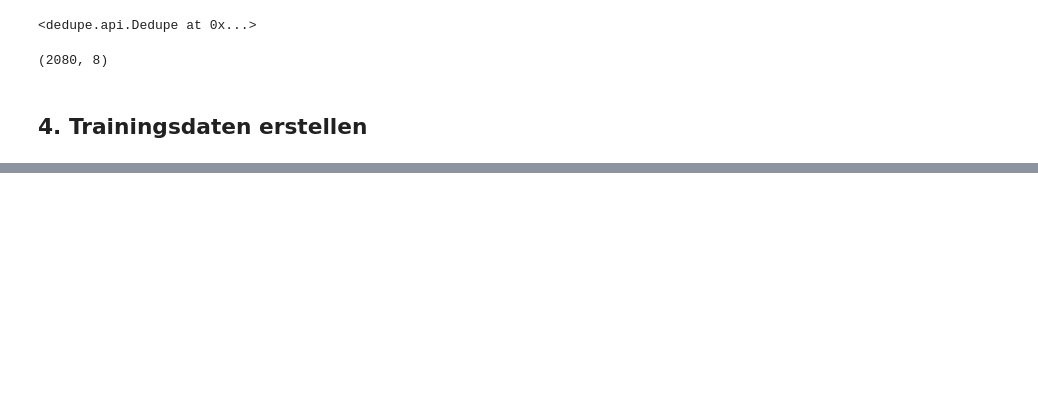
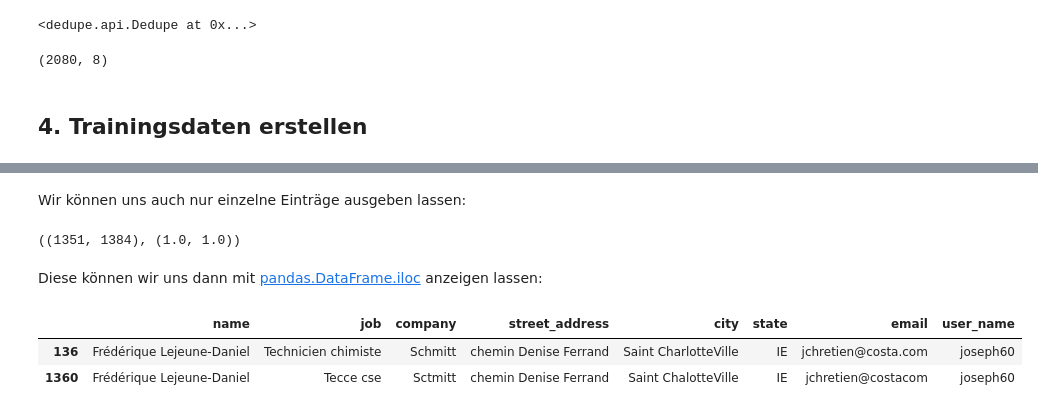
Before and after one commit to veit/jupyter-tutorial-de, a Jupyter notebook: docs/clean-prep/deduplicate.ipynb, the cells around one changed output, grey strips where cells are left out. Saved outputs shown, nothing was run; the diff lists cells and outputs as text; code cells hidden in the pictures; blank space fills up the shorter version.

```diff
--- a/docs/clean-prep/deduplicate.ipynb
+++ b/docs/clean-prep/deduplicate.ipynb
@@ -217,0 +221,14 @@ INFO:dedupe.api:(SimplePredicate: (oneGramFingerprint, email), TfidfTextCanopyPr
+# %% [markdown]
+Wir können uns auch nur einzelne Einträge ausgeben lassen:
+# %%
+dupes[1]
+# %% [output]
+((1351, 1384), (1.0, 1.0))
+# %% [markdown]
+Diese können wir uns dann mit [pandas.DataFrame.iloc](https://pandas.pydata.org/docs/reference/api/pandas.DataFrame.iloc.html) anzeigen lassen:
+# %%
+customers.iloc[[136,1360]]
+# %% [output]
+|  | name | job | company | street_address | city | state | email | user_name |
+| 136 | Frédérique Lejeune-Daniel | Technicien chimiste | Schmitt | chemin Denise Ferrand | Saint CharlotteVille | IE | jchretien@costa.com | joseph60 |
+| 1360 | Frédérique Lejeune-Daniel | Tecce cse | Sctmitt | chemin Denise Ferrand | Saint ChalotteVille | IE | jchretien@costacom | joseph60 |
```
Also changed, not shown: parts of 18 cells of this notebook.
